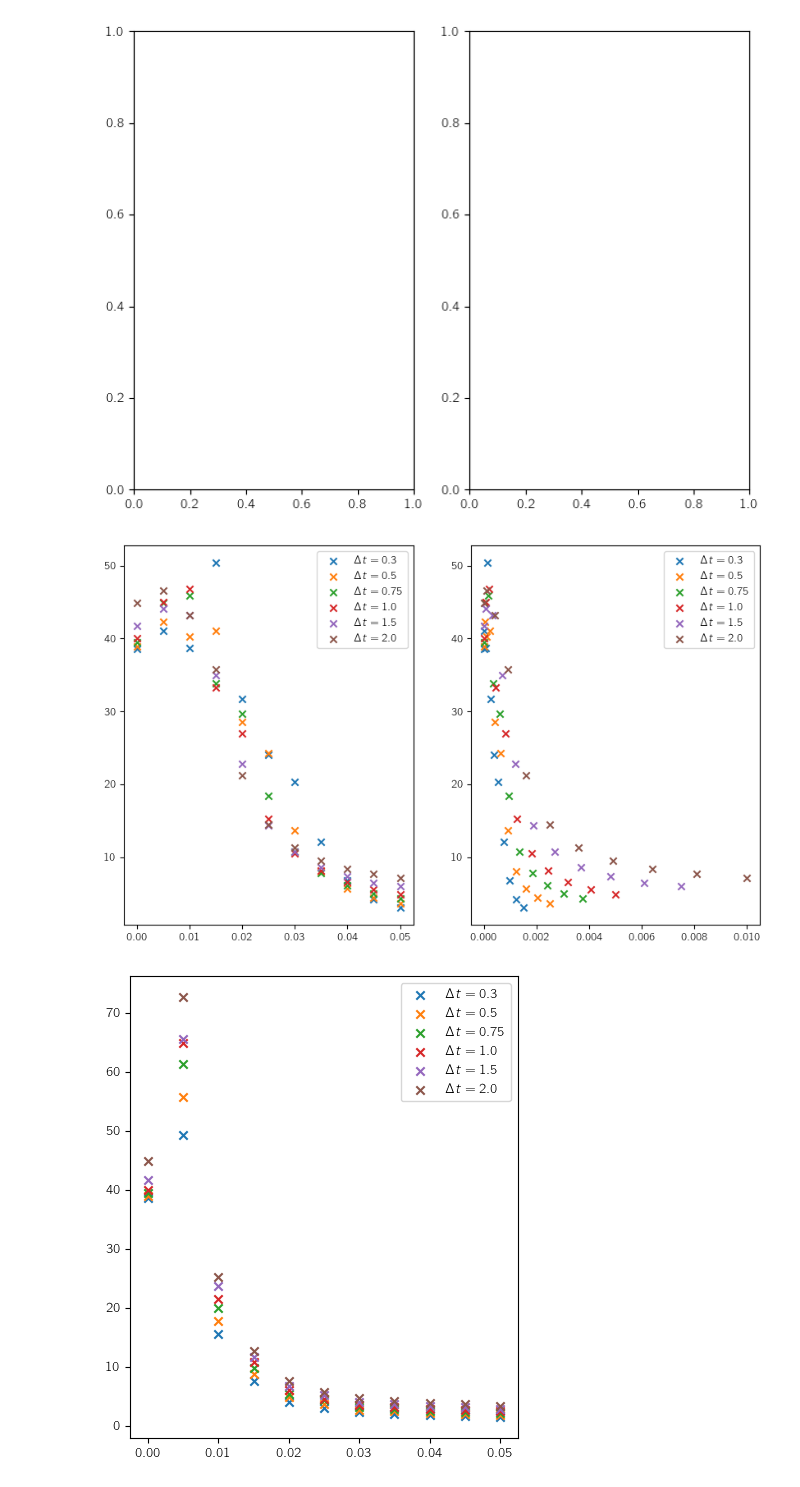
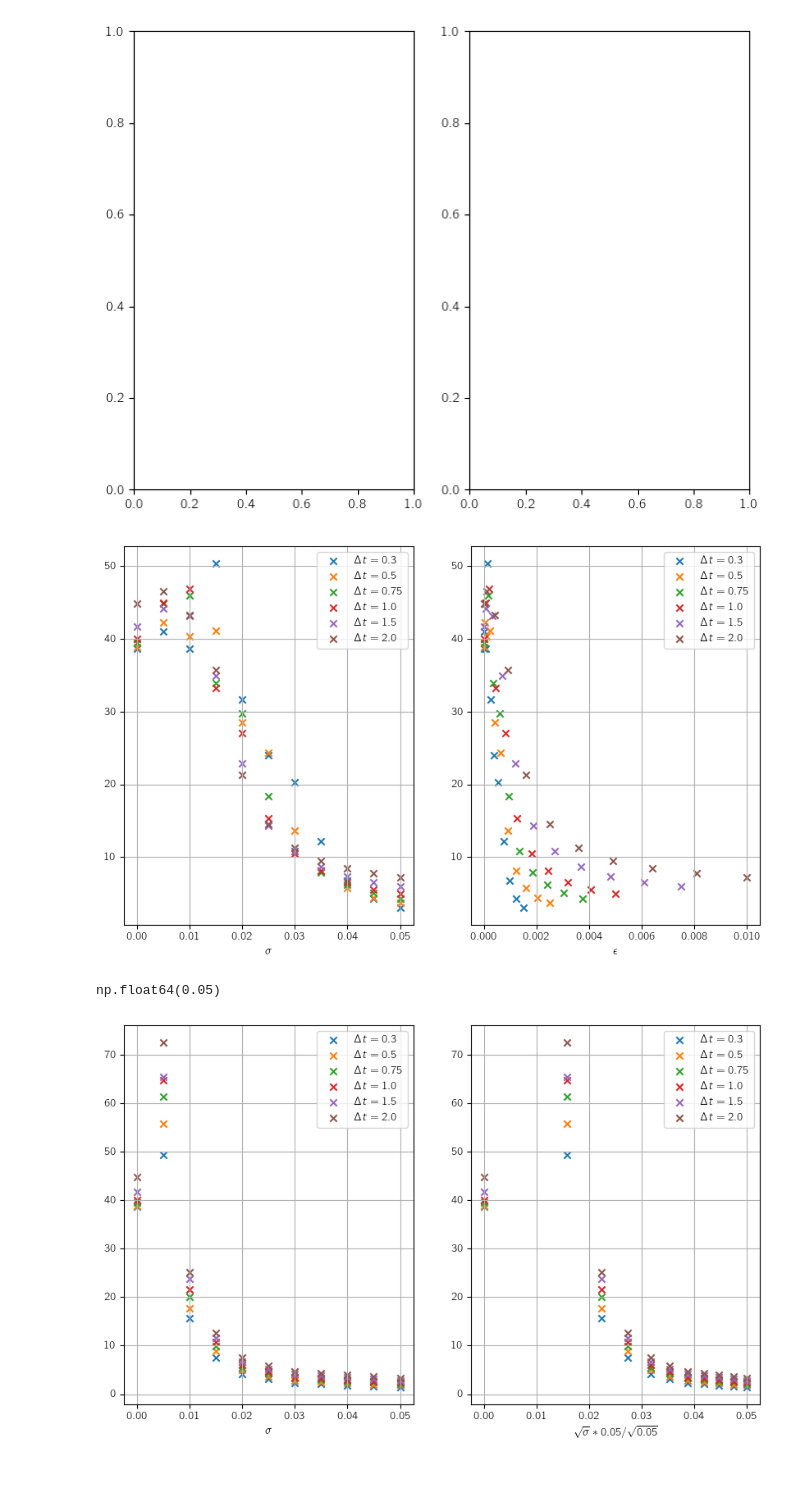
Before and after one commit to hschoeller/Stochastic_Intertia, a Jupyter notebook: code/code_deposit/MarkovInvestigate.ipynb, the cells around one changed output. Saved outputs shown, nothing was run; the diff lists cells and outputs as text; code cells hidden in the pictures.

```diff
--- a/code/code_deposit/MarkovInvestigate.ipynb
+++ b/code/code_deposit/MarkovInvestigate.ipynb
@@ -89,6 +89,9 @@ cbar.set_ticklabels(range(len(np.unique(det_cluster_res["labels"]))))
 # check above
 blocking_idx = 0  # <- change this
 blocking_mask = labels == blocking_idx
+dt_traj = 1e-2
+dt_dict = {}
+dt_dict_MonteCarlo = {}
 # %% [markdown]
 ## Investigate dt dependence
 # %%
@@ -189,22 +190,37 @@ for subsample_step_TO in dt_dict.keys():
                               for k in sorted(t_escape_dict.keys())]),
                     label=f'$\Delta t={dt_eff_TO:.2}$', marker="x")
     axes[0].legend()
-    axes[1].scatter(np.array(sorted(t_escape_dict.keys())),
+    axes[0].grid(True)
+    axes[0].set_xlabel(r'$\sigma$')
+    axes[1].scatter(np.array(sorted(t_escape_dict.keys())),  # * (0.05/np.max(np.array(sorted(t_escape_dict.keys())))),
                     np.array([t_escape_dict[k].mean()
                               for k in sorted(t_escape_dict.keys())]),
                     label=f'$\Delta t={dt_eff_TO:.2}$', marker="x")
+    axes[1].set_xlabel(r'$\epsilon$')
     axes[1].legend()
+    axes[1].grid(True)
 # %% [output]
-[figure, old version]
+[figure, new version]
+# %%
+np.sqrt(0.05) * (0.05/np.sqrt(0.05))
+# %% [output]
+np.float64(0.05)
 # %%
-fig, ax = plt.subplots(nrows=1, ncols=1, figsize=(5, 6))
+fig, axes = plt.subplots(nrows=1, ncols=2, figsize=(10, 6))
 for subsample_step_TO in dt_dict_MonteCarlo.keys():
     escape_results = dt_dict_MonteCarlo[subsample_step_TO]
     means = np.array([np.mean(v)
                       for k, v in sorted(escape_results[blocking_idx].items())])
     dt_eff_TO = dt_traj * subsample_step_TO
-    ax.scatter(np.asarray(sorted(escape_results[blocking_idx].keys()), dtype=float), means,
-               label=f'$\Delta t={dt_eff_TO:.2}$', marker="x")
-    ax.legend()
+    axes[0].scatter(np.asarray(sorted(escape_results[blocking_idx].keys()), dtype=float), means,
+                    label=f'$\Delta t={dt_eff_TO:.2}$', marker="x")
+    axes[0].legend()
+    axes[0].grid(True)
+    axes[0].set_xlabel(r'$\sigma$')
+    axes[1].scatter(np.sqrt(np.asarray(sorted(escape_results[blocking_idx].keys()), dtype=float)) * (0.05/np.sqrt(0.05)), means,
+                    label=f'$\Delta t={dt_eff_TO:.2}$', marker="x")
+    axes[1].legend()
+    axes[1].grid(True)
+    axes[1].set_xlabel(r'$\sqrt{\sigma}*0.05/\sqrt{0.05}$')
 # %% [output]
-[figure, old version]
+[figure, new version]
```
Also changed, not shown: parts of 20 cells of this notebook.
